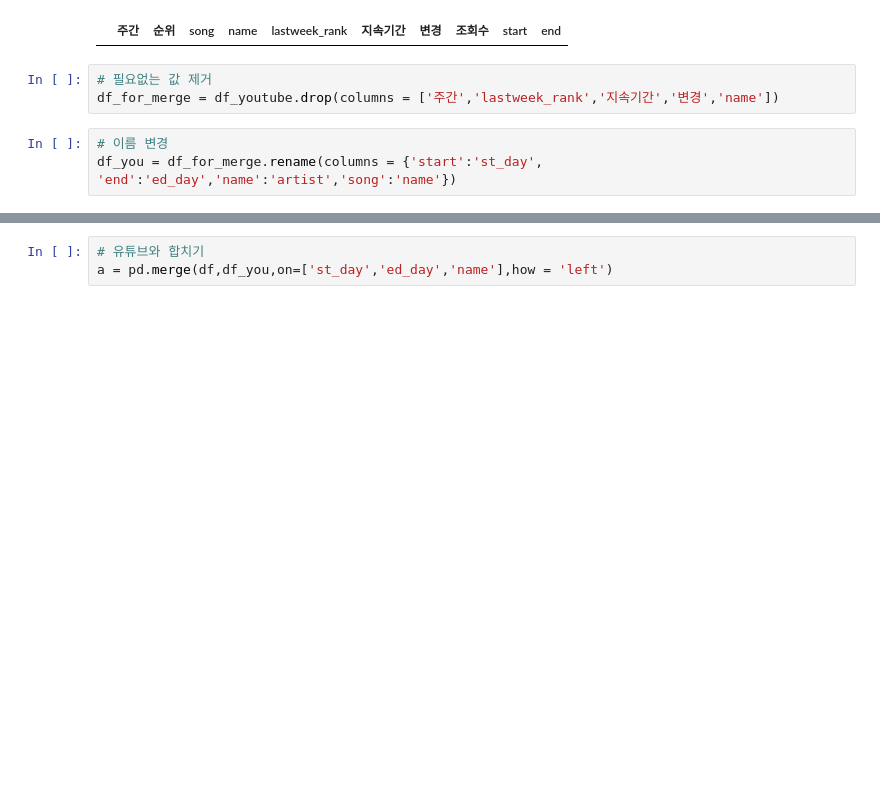
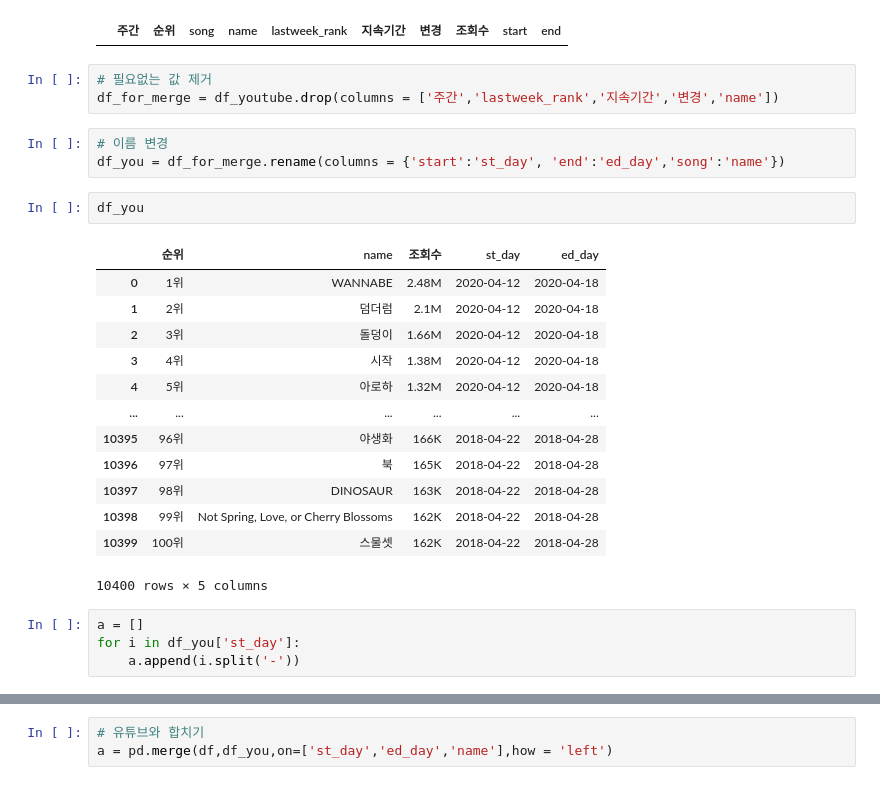
Before and after one commit to YooGunWook/1nurse4stat, a Jupyter notebook: 코드/유튜브 데이터와 합치기.ipynb, the cells around one changed output, grey strips where cells are left out. Drawn from its saved outputs; the diff is of its cells as text; blank space fills up the shorter version.

```diff
--- a/코드/유튜브 데이터와 합치기.ipynb
+++ b/코드/유튜브 데이터와 합치기.ipynb
@@ -85,4 +93,24 @@ df_youtube[df_youtube['song'] == '사랑에 연습이 있었다면']
 df_for_merge = df_youtube.drop(columns = ['주간','lastweek_rank','지속기간','변경','name'])
 # %%
 # 이름 변경
-df_you = df_for_merge.rename(columns = {'start':'st_day', 'end':'ed_day','name':'artist','song':'name'})
+df_you = df_for_merge.rename(columns = {'start':'st_day', 'end':'ed_day','song':'name'})
+# %%
+df_you
+# %% [output]
+|  | 순위 | name | 조회수 | st_day | ed_day |
+| 0 | 1위 | WANNABE | 2.48M | 2020-04-12 | 2020-04-18 |
+| 1 | 2위 | 덤더럼 | 2.1M | 2020-04-12 | 2020-04-18 |
+| 2 | 3위 | 돌덩이 | 1.66M | 2020-04-12 | 2020-04-18 |
+| 3 | 4위 | 시작 | 1.38M | 2020-04-12 | 2020-04-18 |
+| 4 | 5위 | 아로하 | 1.32M | 2020-04-12 | 2020-04-18 |
+| ... | ... | ... | ... | ... | ... |
+| 10395 | 96위 | 야생화 | 166K | 2018-04-22 | 2018-04-28 |
+| 10396 | 97위 | 북 | 165K | 2018-04-22 | 2018-04-28 |
+| 10397 | 98위 | DINOSAUR | 163K | 2018-04-22 | 2018-04-28 |
+| 10398 | 99위 | Not Spring, Love, or Cherry Blossoms | 162K | 2018-04-22 | 2018-04-28 |
+| 10399 | 100위 | 스물셋 | 162K | 2018-04-22 | 2018-04-28 |
+10400 rows × 5 columns
+# %%
+a = []
+for i in df_you['st_day']:
+    a.append(i.split('-'))
```
Also changed, not shown: parts of 10 cells of this notebook.
